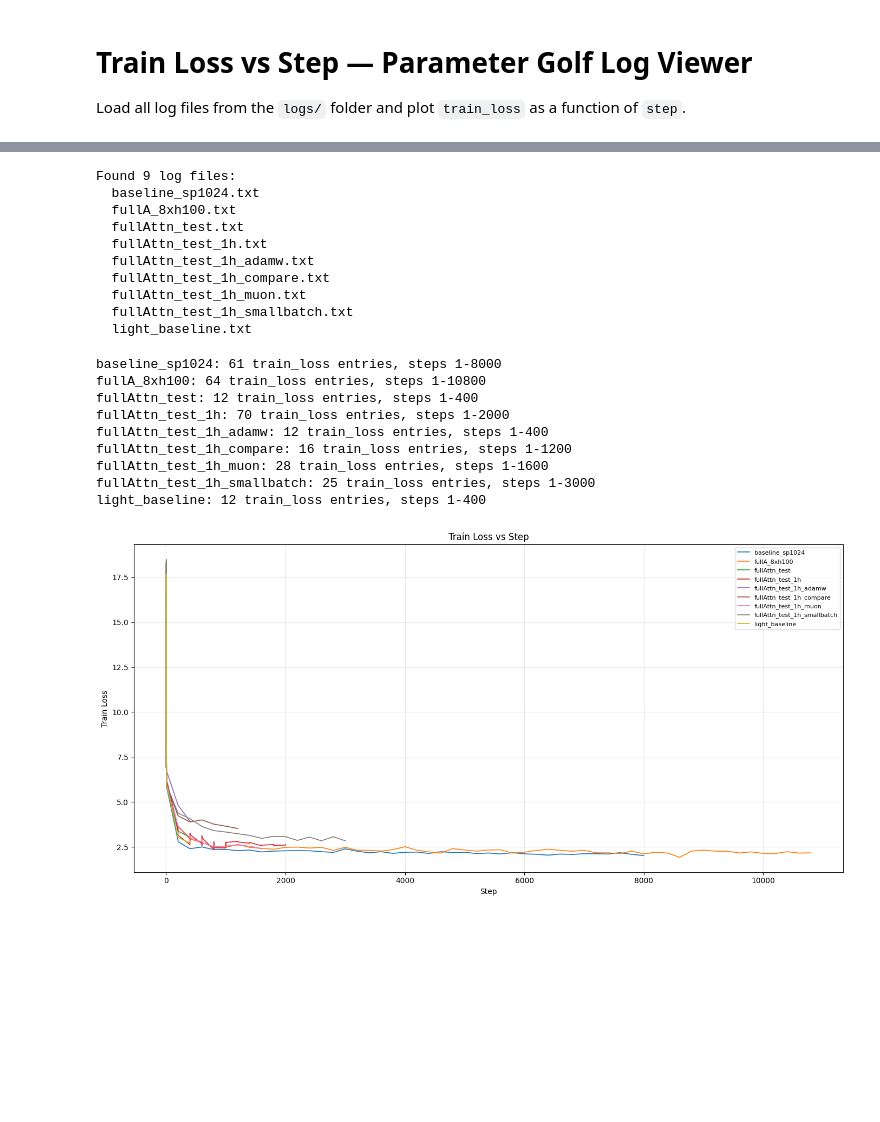
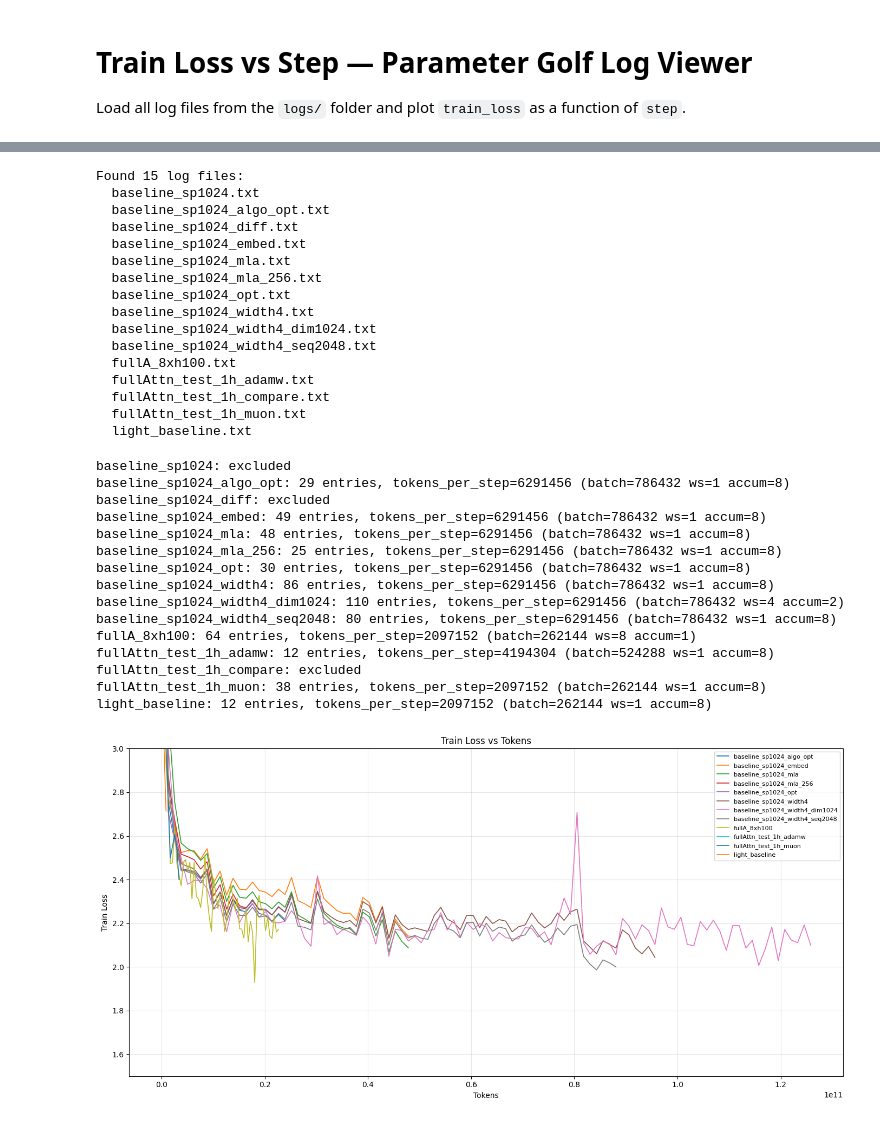
Before and after one commit to yufang67/parameter-golf, a Jupyter notebook: plot_train_loss.ipynb, the cells around one changed output, grey strips where cells are left out. Saved outputs shown, nothing was run; the diff lists cells and outputs as text; code cells hidden in the pictures; blank space fills up the shorter version.

```diff
--- a/plot_train_loss.ipynb
+++ b/plot_train_loss.ipynb
@@ -12,64 +10,100 @@ Matplotlib is building the font cache; this may take a moment.
 # %%
 # Path to logs folder (relative to workspace root)
-LOG_DIR = os.path.join("..", "logs")
+LOG_DIR = os.path.join("logs")
 log_files = sorted(glob.glob(os.path.join(LOG_DIR, "*.txt")))
 print(f"Found {len(log_files)} log files:")
 for f in log_files:
     print(f"  {os.path.basename(f)}")
 # %% [output]
-Found 9 log files:
+Found 15 log files:
   baseline_sp1024.txt
+  baseline_sp1024_algo_opt.txt
+  baseline_sp1024_diff.txt
+  baseline_sp1024_embed.txt
+  baseline_sp1024_mla.txt
+  baseline_sp1024_mla_256.txt
+  baseline_sp1024_opt.txt
+  baseline_sp1024_width4.txt
+  baseline_sp1024_width4_dim1024.txt
+  baseline_sp1024_width4_seq2048.txt
   fullA_8xh100.txt
-  fullAttn_test.txt
-  fullAttn_test_1h.txt
   fullAttn_test_1h_adamw.txt
   fullAttn_test_1h_compare.txt
   fullAttn_test_1h_muon.txt
-  fullAttn_test_1h_smallbatch.txt
   light_baseline.txt
 # %%
 # Parse train_loss lines from each log file
 # Format: "step:N/M train_loss:X.XXXX train_time:...ms step_avg:...ms"
 pattern = re.compile(r"step:(\d+)/\d+\s+train_loss:([\d.]+)")
+batch_pattern = re.compile(r"train_batch_tokens:(\d+)")
+world_pattern = re.compile(r"world_size:(\d+)")
+accum_pattern = re.compile(r"grad_accum_steps:(\d+)")
+
+EXCLUDE = {"baseline_sp1024", "fullAttn_test_1h_compare", "baseline_sp1024_diff"}
 
 all_data: dict[str, pd.DataFrame] = {}
 for filepath in log_files:
     name = os.path.splitext(os.path.basename(filepath))[0]
+    if name in EXCLUDE:
+        print(f"{name}: excluded")
+        continue
     steps, losses = [], []
+    train_batch_tokens, world_size, grad_accum_steps = None, None, None
     with open(filepath, "r", encoding="utf-8", errors="ignore") as f:
         for line in f:
             m = pattern.search(line)
             if m:
                 steps.append(int(m.group(1)))
                 losses.append(float(m.group(2)))
+            if train_batch_tokens is None:
+                mb = batch_pattern.search(line)
+                if mb:
+                    train_batch_tokens = int(mb.group(1))
+            if world_size is None:
+                mw = world_pattern.search(line)
+                if mw:
+                    world_size = int(mw.group(1))
+            if grad_accum_steps is None:
+                ma = accum_pattern.search(line)
+                if ma:
+                    grad_accum_steps = int(ma.group(1))
+    tokens_per_step = (train_batch_tokens or 524288) * (world_size or 1) * (grad_accum_steps or 8)
     if steps:
         df = pd.DataFrame({"step": steps, "train_loss": losses}).sort_values("step")
+        df["tokens"] = df["step"] * tokens_per_step
         all_data[name] = df
-        print(f"{name}: {len(df)} train_loss entries, steps {df['step'].min()}-{df['step'].max()}")
+        print(f"{name}: {len(df)} entries, tokens_per_step={tokens_per_step} (batch={train_batch_tokens} ws={world_size} accum={grad_accum_steps})")
     else:
         print(f"{name}: no train_loss entries found")
 # %% [output]
-baseline_sp1024: 61 train_loss entries, steps 1-8000
-fullA_8xh100: 64 train_loss entries, steps 1-10800
-fullAttn_test: 12 train_loss entries, steps 1-400
-fullAttn_test_1h: 70 train_loss entries, steps 1-2000
-fullAttn_test_1h_adamw: 12 train_loss entries, steps 1-400
-fullAttn_test_1h_compare: 16 train_loss entries, steps 1-1200
-fullAttn_test_1h_muon: 28 train_loss entries, steps 1-1600
-fullAttn_test_1h_smallbatch: 25 train_loss entries, steps 1-3000
-light_baseline: 12 train_loss entries, steps 1-400
+baseline_sp1024: excluded
+baseline_sp1024_algo_opt: 29 entries, tokens_per_step=6291456 (batch=786432 ws=1 accum=8)
+baseline_sp1024_diff: excluded
+baseline_sp1024_embed: 49 entries, tokens_per_step=6291456 (batch=786432 ws=1 accum=8)
+baseline_sp1024_mla: 48 entries, tokens_per_step=6291456 (batch=786432 ws=1 accum=8)
+baseline_sp1024_mla_256: 25 entries, tokens_per_step=6291456 (batch=786432 ws=1 accum=8)
+baseline_sp1024_opt: 30 entries, tokens_per_step=6291456 (batch=786432 ws=1 accum=8)
+baseline_sp1024_width4: 86 entries, tokens_per_step=6291456 (batch=786432 ws=1 accum=8)
+baseline_sp1024_width4_dim1024: 110 entries, tokens_per_step=6291456 (batch=786432 ws=4 accum=2)
+baseline_sp1024_width4_seq2048: 80 entries, tokens_per_step=6291456 (batch=786432 ws=1 accum=8)
+fullA_8xh100: 64 entries, tokens_per_step=2097152 (batch=262144 ws=8 accum=1)
+fullAttn_test_1h_adamw: 12 entries, tokens_per_step=4194304 (batch=524288 ws=1 accum=8)
+fullAttn_test_1h_compare: excluded
+fullAttn_test_1h_muon: 38 entries, tokens_per_step=2097152 (batch=262144 ws=1 accum=8)
+light_baseline: 12 entries, tokens_per_step=2097152 (batch=262144 ws=1 accum=8)
 # %%
-# Plot train_loss vs step for all log files
+# Plot train_loss vs tokens for all log files
 plt.figure(figsize=(14, 7))
 for name, df in all_data.items():
-    plt.plot(df["step"], df["train_loss"], label=name, linewidth=1.2)
+    plt.plot(df["tokens"], df["train_loss"], label=name, linewidth=1.2)
 
-plt.xlabel("Step")
+plt.xlabel("Tokens")
 plt.ylabel("Train Loss")
-plt.title("Train Loss vs Step")
+plt.ylim(1.5, 3)
+plt.title("Train Loss vs Tokens")
 plt.legend(fontsize=8, loc="upper right")
 plt.grid(True, alpha=0.3)
 plt.tight_layout()
 plt.show()
 # %% [output]
-[figure, old version]
+[figure, new version]
```
Also changed, not shown: parts of 1 cell of this notebook, 2 other files.
